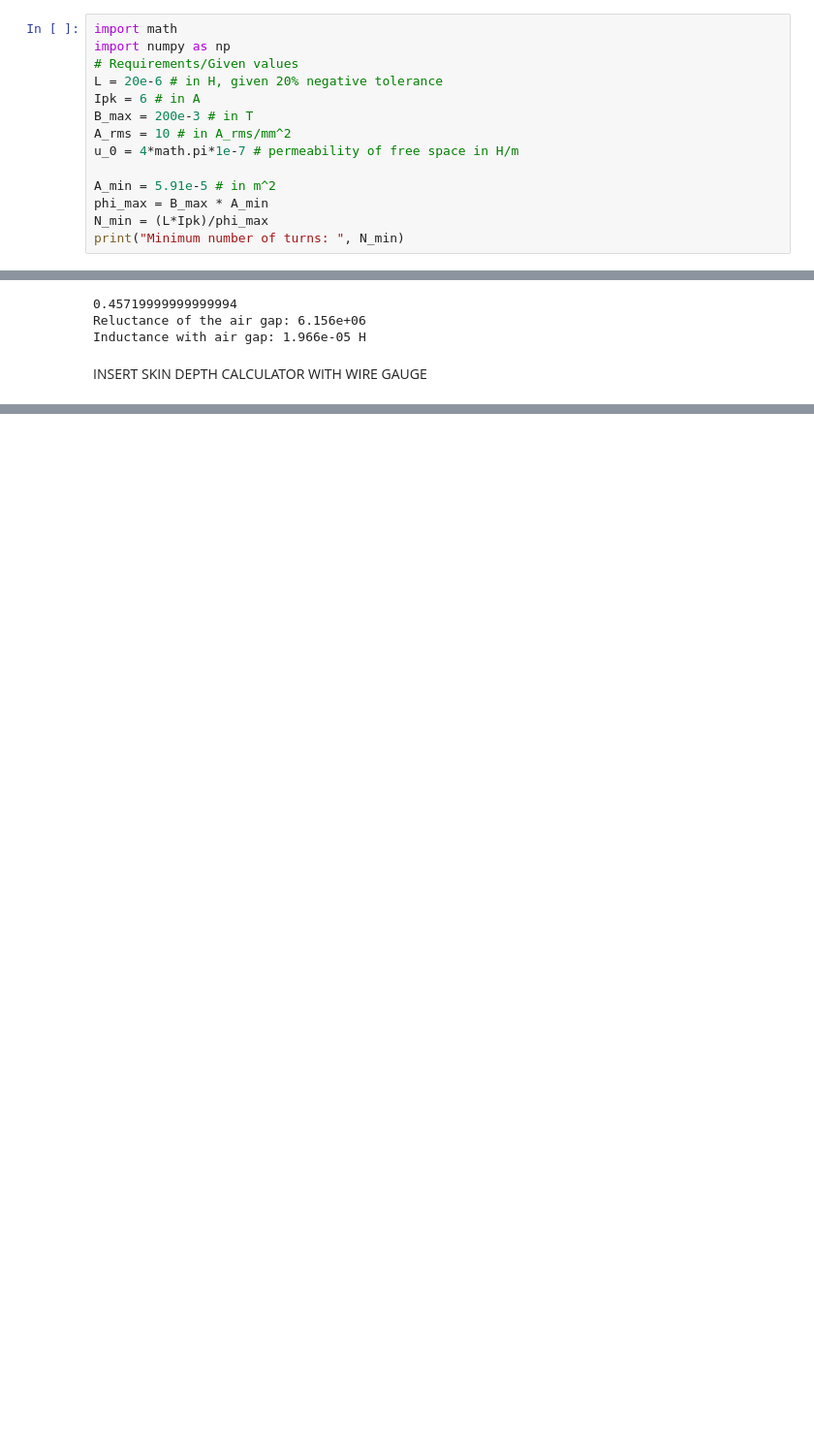
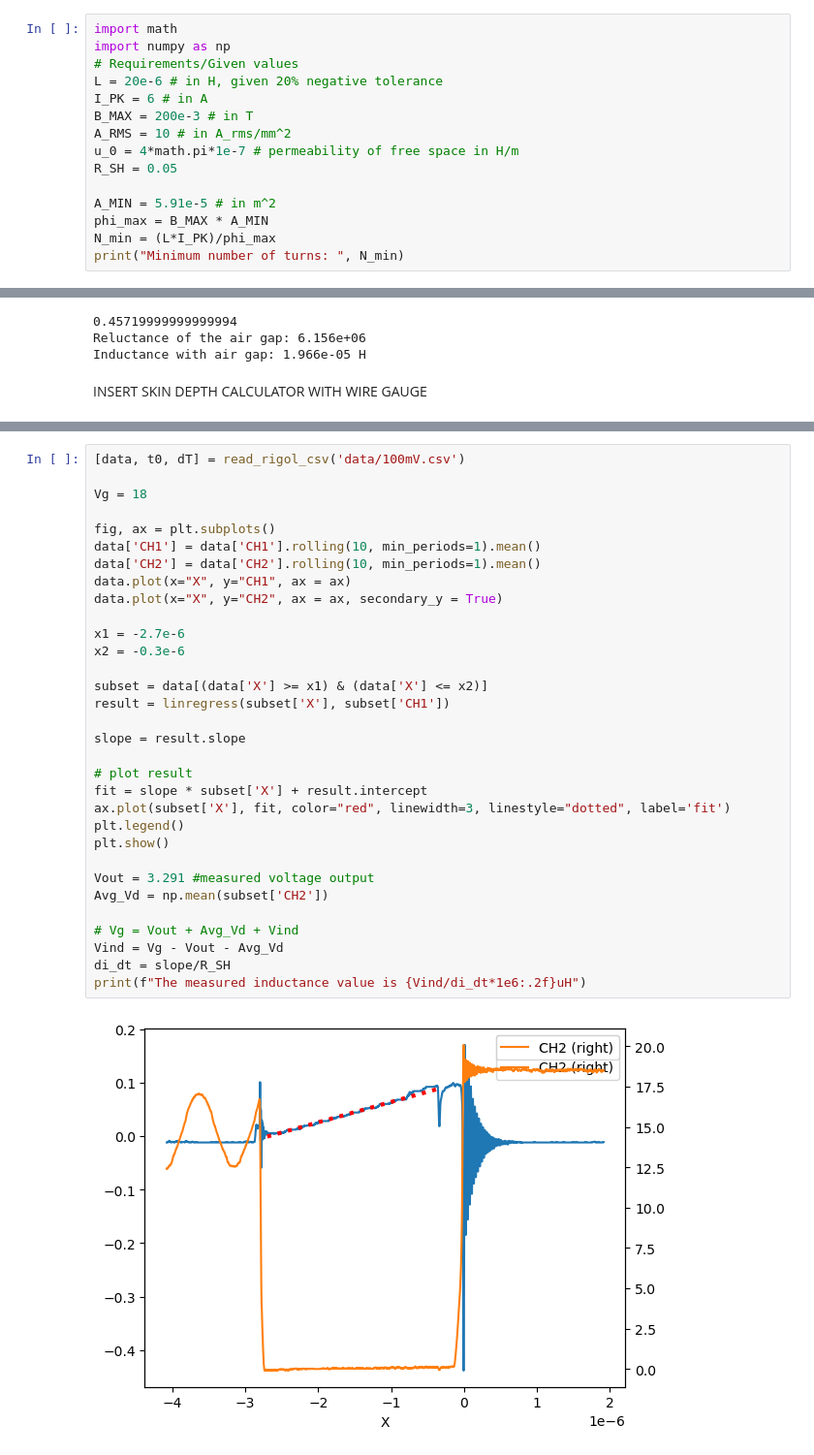
Before and after one commit to amandalchang/power-e, a Jupyter notebook: lab4/lab4.ipynb, the cells around one changed output, grey strips where cells are left out. Shown at 97% size. Cells and saved outputs as stored; diff of their text form; blank space fills up the shorter version.

```diff
--- a/lab4/lab4.ipynb
+++ b/lab4/lab4.ipynb
@@ -10,14 +10,15 @@ import math
 import numpy as np
 # Requirements/Given values
 L = 20e-6 # in H, given 20% negative tolerance
-Ipk = 6 # in A
-B_max = 200e-3 # in T
-A_rms = 10 # in A_rms/mm^2
+I_PK = 6 # in A
+B_MAX = 200e-3 # in T
+A_RMS = 10 # in A_rms/mm^2
 u_0 = 4*math.pi*1e-7 # permeability of free space in H/m
+R_SH = 0.05
 
-A_min = 5.91e-5 # in m^2
-phi_max = B_max * A_min
-N_min = (L*Ipk)/phi_max
+A_MIN = 5.91e-5 # in m^2
+phi_max = B_MAX * A_MIN
+N_min = (L*I_PK)/phi_max
 print("Minimum number of turns: ", N_min)
 # %% [output]
 Minimum number of turns:  10.152284263959391
@@ -173,0 +141,34 @@ print(f"The measured inductance value is {Vind/di_dt:3e}")
+# %%
+[data, t0, dT] = read_rigol_csv('data/100mV.csv')
+
+Vg = 18
+
+fig, ax = plt.subplots()
+data['CH1'] = data['CH1'].rolling(10, min_periods=1).mean()
+data['CH2'] = data['CH2'].rolling(10, min_periods=1).mean()
+data.plot(x="X", y="CH1", ax = ax)
+data.plot(x="X", y="CH2", ax = ax, secondary_y = True)
+
+x1 = -2.7e-6
+x2 = -0.3e-6
+
+subset = data[(data['X'] >= x1) & (data['X'] <= x2)]
+result = linregress(subset['X'], subset['CH1'])
+
+slope = result.slope
+
+# plot result
+fit = slope * subset['X'] + result.intercept
+ax.plot(subset['X'], fit, color="red", linewidth=3, linestyle="dotted", label='fit')
+plt.legend()
+plt.show()
+
+Vout = 3.291 #measured voltage output
+Avg_Vd = np.mean(subset['CH2'])
+
+# Vg = Vout + Avg_Vd + Vind
+Vind = Vg - Vout - Avg_Vd
+di_dt = slope/R_SH
+print(f"The measured inductance value is {Vind/di_dt*1e6:.2f}uH")
+# %% [output]
+[figure, added]
```
Also changed, not shown: parts of 12 cells of this notebook.
